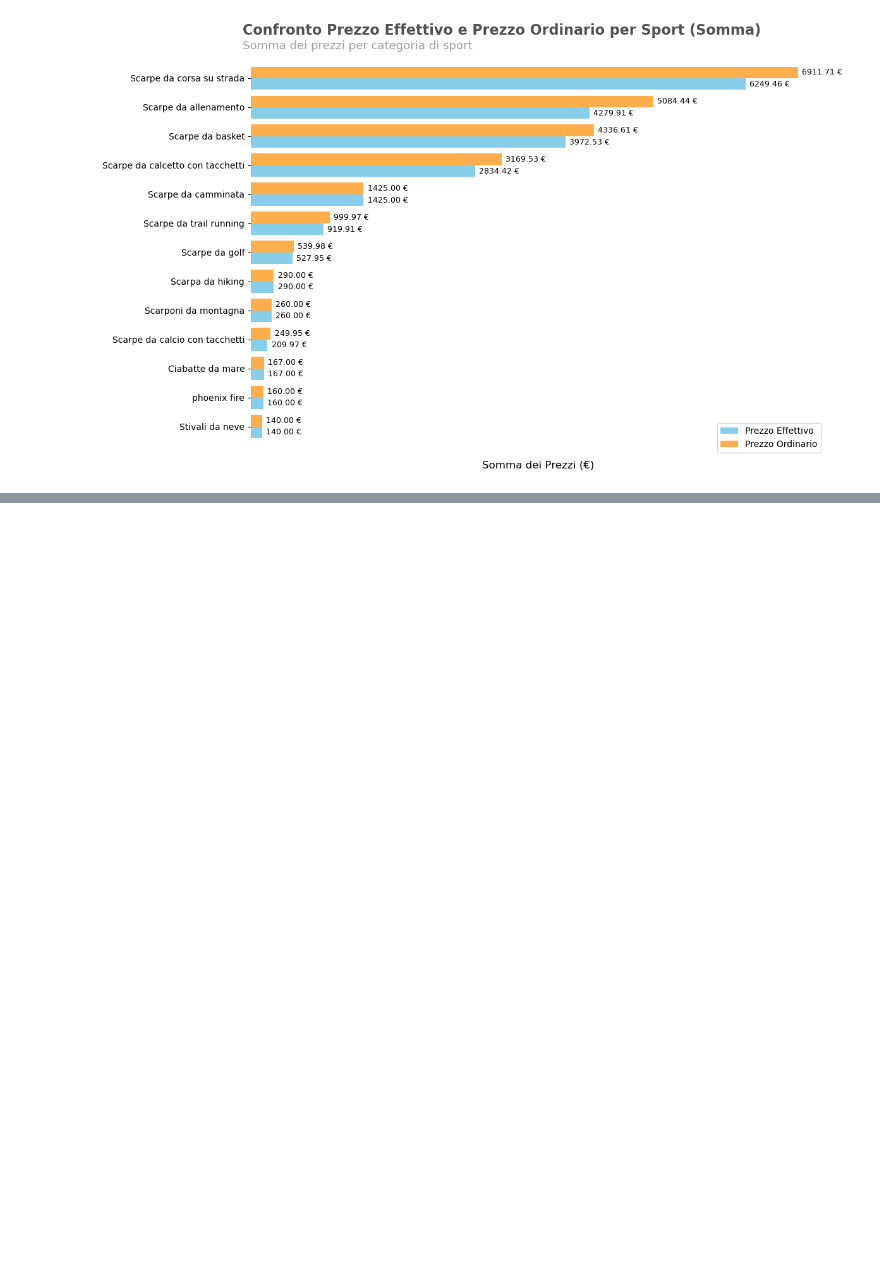
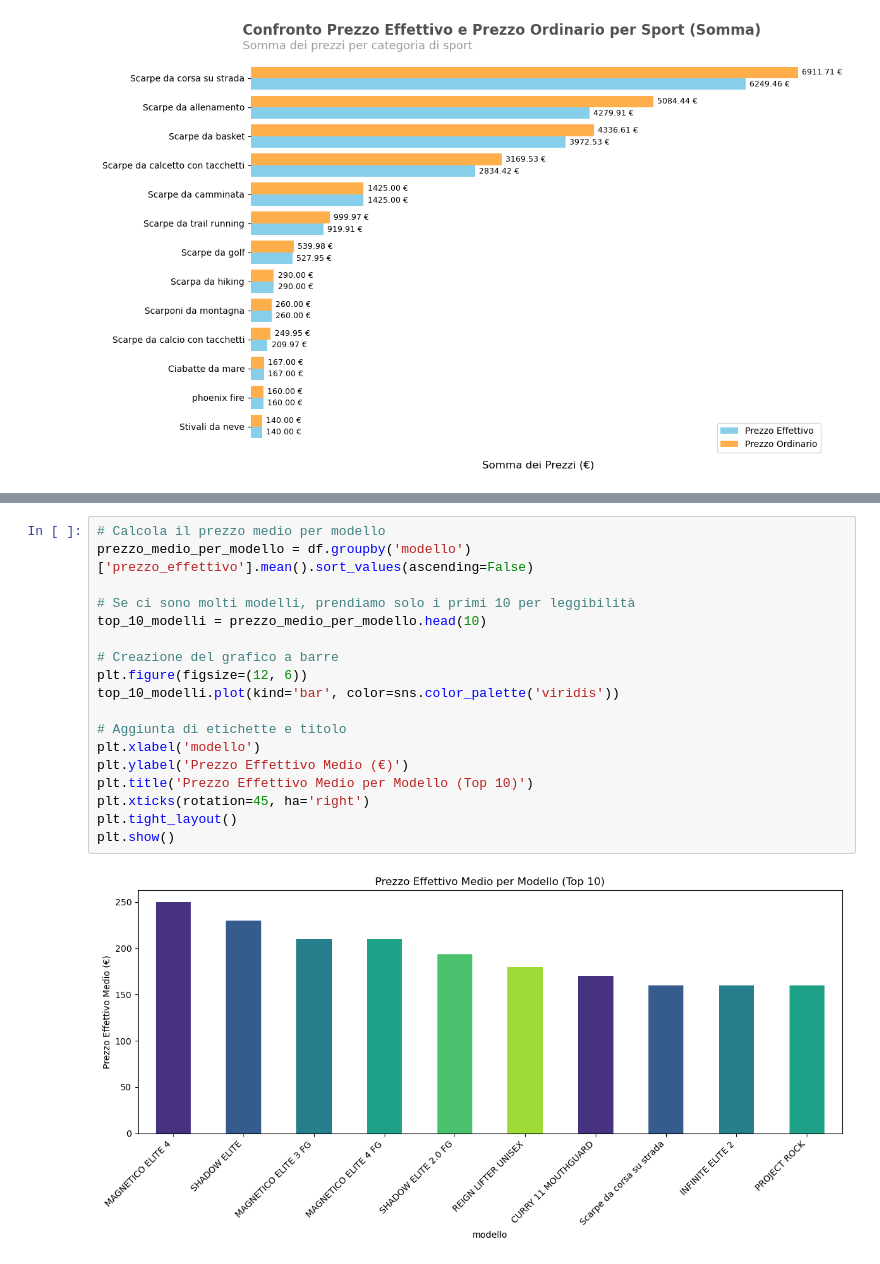
Before and after one commit to DavideBuccino/Python-Build-Week, a Jupyter notebook: Grafici.ipynb, the cells around one changed output, grey strips where cells are left out. Drawn from its saved outputs; the diff is of its cells as text; blank space fills up the shorter version.

```diff
--- a/Grafici.ipynb
+++ b/Grafici.ipynb
@@ -98,0 +196,20 @@ plt.show()
+# %%
+# Calcola il prezzo medio per modello
+prezzo_medio_per_modello = df.groupby('modello')['prezzo_effettivo'].mean().sort_values(ascending=False)
+
+# Se ci sono molti modelli, prendiamo solo i primi 10 per leggibilità
+top_10_modelli = prezzo_medio_per_modello.head(10)
+
+# Creazione del grafico a barre
+plt.figure(figsize=(12, 6))
+top_10_modelli.plot(kind='bar', color=sns.color_palette('viridis'))
+
+# Aggiunta di etichette e titolo
+plt.xlabel('modello')
+plt.ylabel('Prezzo Effettivo Medio (€)')
+plt.title('Prezzo Effettivo Medio per Modello (Top 10)')
+plt.xticks(rotation=45, ha='right')
+plt.tight_layout()
+plt.show()
+# %% [output]
+[figure, added]
```
Also changed, not shown: parts of 8 cells of this notebook.
